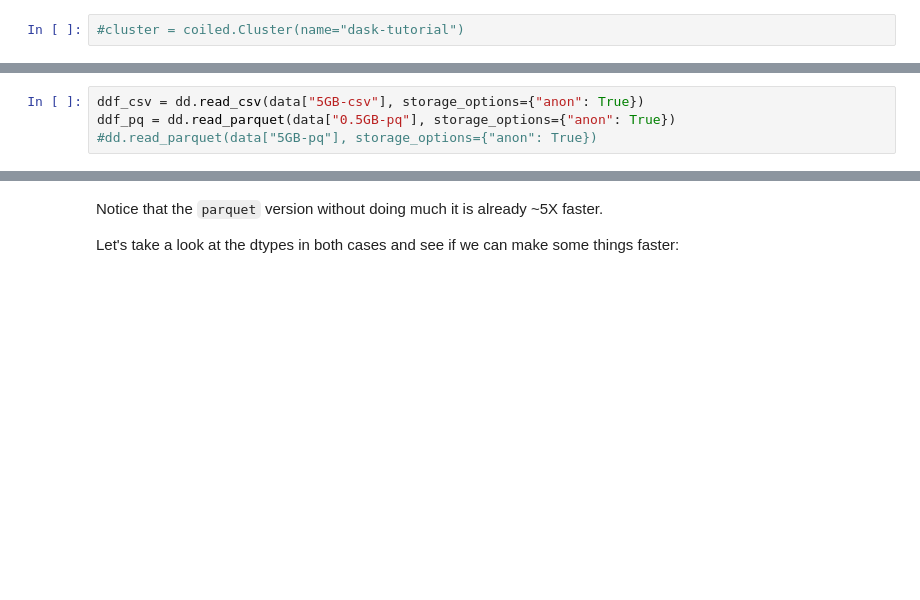
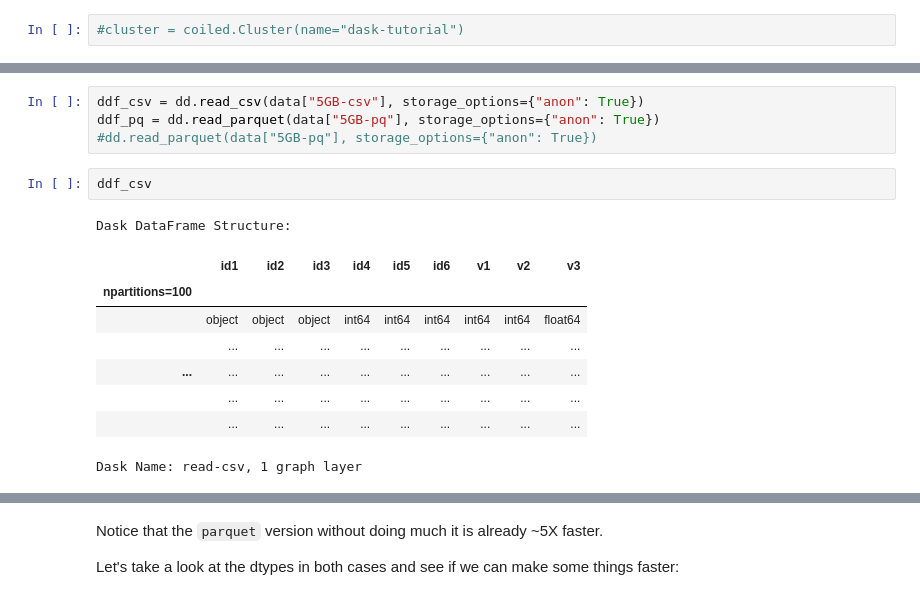
Before and after one commit to coiled/dask-tutorial, a Jupyter notebook: 2-Get_better-at-dask-dataframes.ipynb, the cells around one changed output, grey strips where cells are left out. Drawn from its saved outputs; the diff is of its cells as text; blank space fills up the shorter version.

```diff
--- a/2-Get_better-at-dask-dataframes.ipynb
+++ b/2-Get_better-at-dask-dataframes.ipynb
@@ -48,4 +115,16 @@ client
 # %%
 ddf_csv = dd.read_csv(data["5GB-csv"], storage_options={"anon": True})
-ddf_pq = dd.read_parquet(data["0.5GB-pq"], storage_options={"anon": True})
+ddf_pq = dd.read_parquet(data["5GB-pq"], storage_options={"anon": True})
 #dd.read_parquet(data["5GB-pq"], storage_options={"anon": True})
+# %%
+ddf_csv
+# %% [output]
+Dask DataFrame Structure:
+|  | id1 | id2 | id3 | id4 | id5 | id6 | v1 | v2 | v3 |
+| npartitions=100 |  |  |  |  |  |  |  |  |  |
+|  | object | object | object | int64 | int64 | int64 | int64 | int64 | float64 |
+|  | ... | ... | ... | ... | ... | ... | ... | ... | ... |
+| ... | ... | ... | ... | ... | ... | ... | ... | ... | ... |
+|  | ... | ... | ... | ... | ... | ... | ... | ... | ... |
+|  | ... | ... | ... | ... | ... | ... | ... | ... | ... |
+Dask Name: read-csv, 1 graph layer
```
Also changed, not shown: parts of 9 cells of this notebook.
